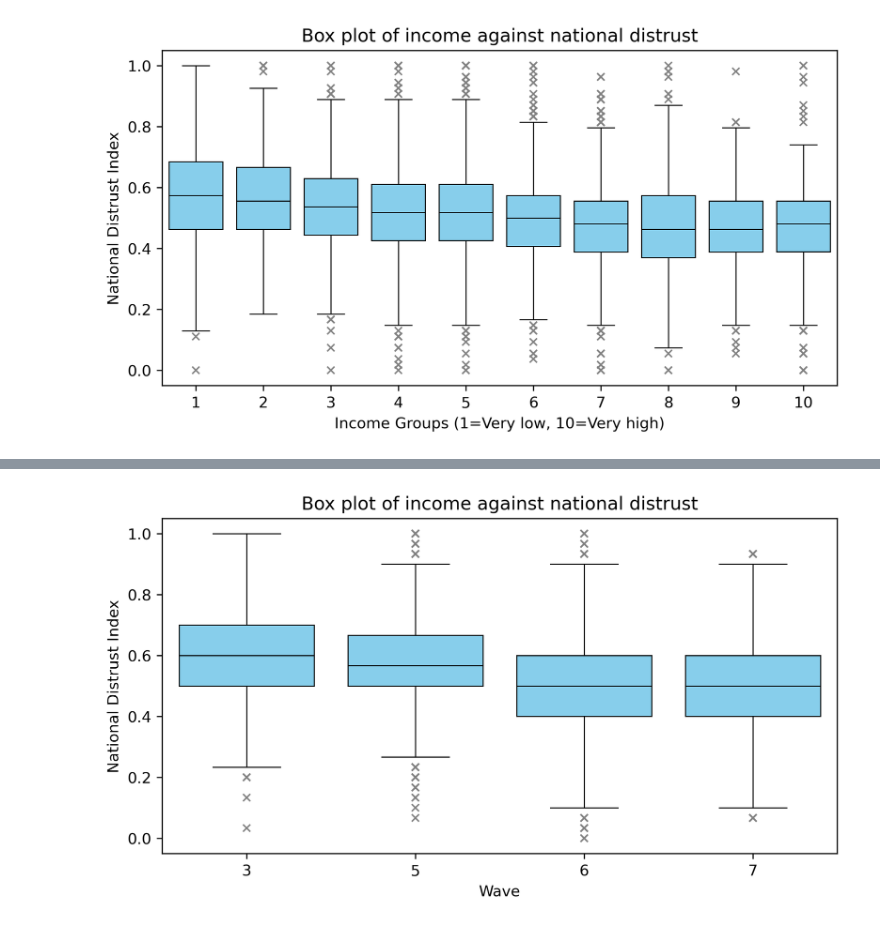
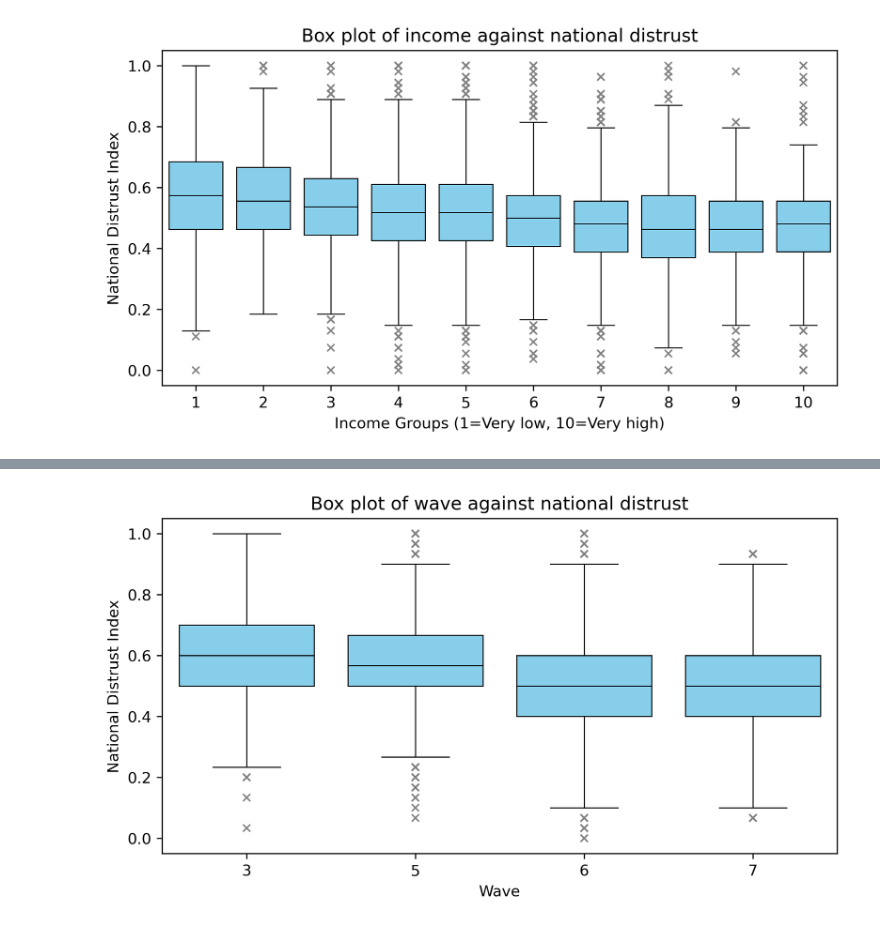
Before and after one commit to ekaba007/world_value, a Jupyter notebook: analysis/report_visiualization.ipynb, the cells around one changed output, grey strips where cells are left out. Saved outputs shown, nothing was run; the diff lists cells and outputs as text; code cells hidden in the pictures.

```diff
--- a/analysis/report_visiualization.ipynb
+++ b/analysis/report_visiualization.ipynb
@@ -27,0 +156,39 @@ plt.show()
+# %%
+avg_trust_by_corruption = df.groupby('group_corruption')[['base_distrust_index', 'national_distrust_index', 'international_distrust_index']].mean().reset_index()
+
+# Set Seaborn style for better visuals
+sns.set_theme(style="whitegrid", palette="muted", font_scale=1.2)
+
+# Create the line plot
+plt.figure(figsize=(12, 8))
+
+# Line plot for base_distrust_index
+sns.lineplot(x='group_corruption', y='base_distrust_index', data=avg_trust_by_corruption,
+             color='dodgerblue', marker='o', linestyle='-', linewidth=2, markersize=8, alpha=0.8, label='Base Distrust Index')
+
+# Line plot for national_distrust_index
+sns.lineplot(x='group_corruption', y='national_distrust_index', data=avg_trust_by_corruption,
+             color='green', marker='o', linestyle='-', linewidth=2, markersize=8, alpha=0.8, label='National Distrust Index')
+
+# Line plot for international_distrust_index
+sns.lineplot(x='group_corruption', y='international_distrust_index', data=avg_trust_by_corruption,
+             color='orange', marker='o', linestyle='-', linewidth=2, markersize=8, alpha=0.8, label='International Distrust Index')
+
+# Add title and axis labels with custom fonts
+plt.title('Average Distrust Indices by Perceived Group Corruption', fontsize=18, fontweight='bold')
+plt.xlabel('Perceived Group Corruption', fontsize=14, fontweight='bold')
+plt.ylabel('Average Distrust Index', fontsize=14, fontweight='bold')
+
+# Adjust tick labels
+plt.xticks(fontsize=12)
+plt.yticks(fontsize=12)
+
+# Add a grid for better readability
+plt.grid(True, linestyle='--', linewidth=0.5, alpha=0.7)
+
+# Add a legend
+plt.legend(title='Distrust Index', fontsize=12)
+
+# Show the plot
+plt.tight_layout()
+plt.show()
@@ -68,14 +237,14 @@ tf.rename(columns={"S002VS": "wave"}, inplace=True)
 # %%
 plt.figure(figsize=(8,4), dpi=300)
 plt.rcParams["font.family"] = "sans-serif"
 flierprops = dict(marker='x', markersize=5, markeredgecolor='gray')
 sns.boxplot(data=tf, x="wave", y="national_distrust_index", saturation=1 , color="skyblue", flierprops=flierprops, linewidth=.7,
             linecolor="black")
 plt.xlabel("Wave")
 plt.ylabel("National Distrust Index")
-plt.title("Box plot of income against national distrust")
+plt.title("Box plot of wave against national distrust")
 plt.show()
 # %% [output]
-[figure, old version]
+[figure, new version]
 # %%
 tf[["wave", "national_distrust_index"]].to_csv("./data/wvs/time_series_trust.csv")
```
Also changed, not shown: parts of 9 cells of this notebook.
